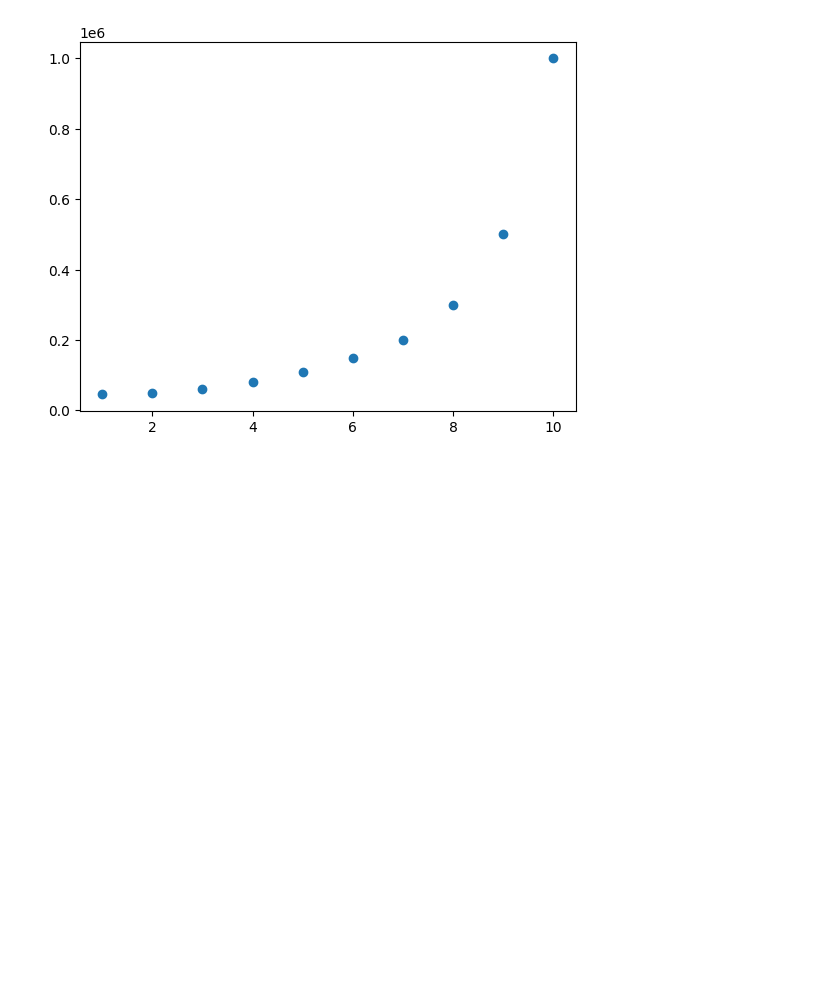
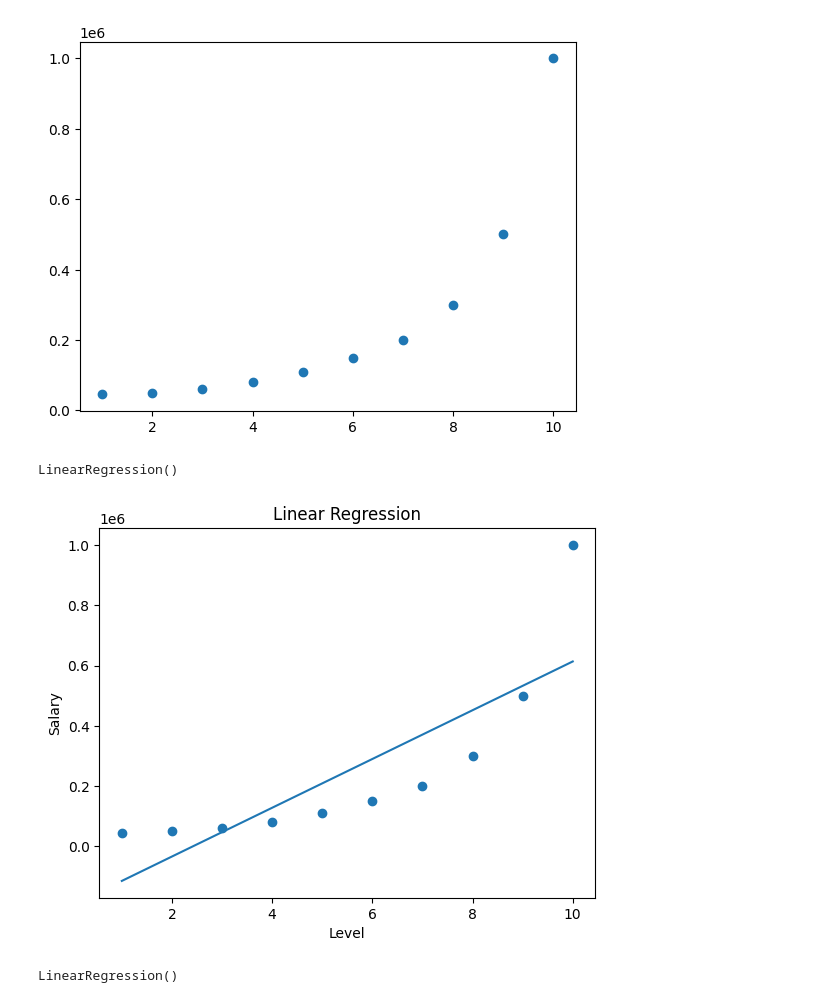
Before and after one commit to KUNJ-CP23/Sem6, a Jupyter notebook: MLDL/Lab4DL_Blank/Lab 4 DL_Blank.ipynb, the cells around one changed output. Drawn from its saved outputs; the diff is of its cells as text; code cells hidden in the pictures; blank space fills up the shorter version.

```diff
--- a/MLDL/Lab4DL_Blank/Lab 4 DL_Blank.ipynb
+++ b/MLDL/Lab4DL_Blank/Lab 4 DL_Blank.ipynb
@@ -286,3 +289,24 @@ plt.scatter(df1['Level'],df1['Salary'])
 plt.show()
 # %% [output]
 [figure]
+# %%
+#feature - target separation
+X1 = df1[['Level']]      # feature 2d
+y1 = df1['Salary']       # target 1d
+# %%
+#linear regression ma fit karaya
+from sklearn.linear_model import LinearRegression
+
+lin_reg = LinearRegression()
+lin_reg.fit(X1, y1)
+# %% [output]
+LinearRegression()
+# %%
+plt.scatter(X1, y1)
+plt.plot(X1, lin_reg.predict(X1))
+plt.title("Linear Regression")
+plt.xlabel("Level")
+plt.ylabel("Salary")
+plt.show()
+# %% [output]
+[figure, added]
@@ -288,0 +321,6 @@ plt.show()
+# %%
+#model fitting
+poly_reg = LinearRegression()
+poly_reg.fit(X_poly, y1)
+# %% [output]
+LinearRegression()
```
Also changed, not shown: parts of 8 cells of this notebook.
